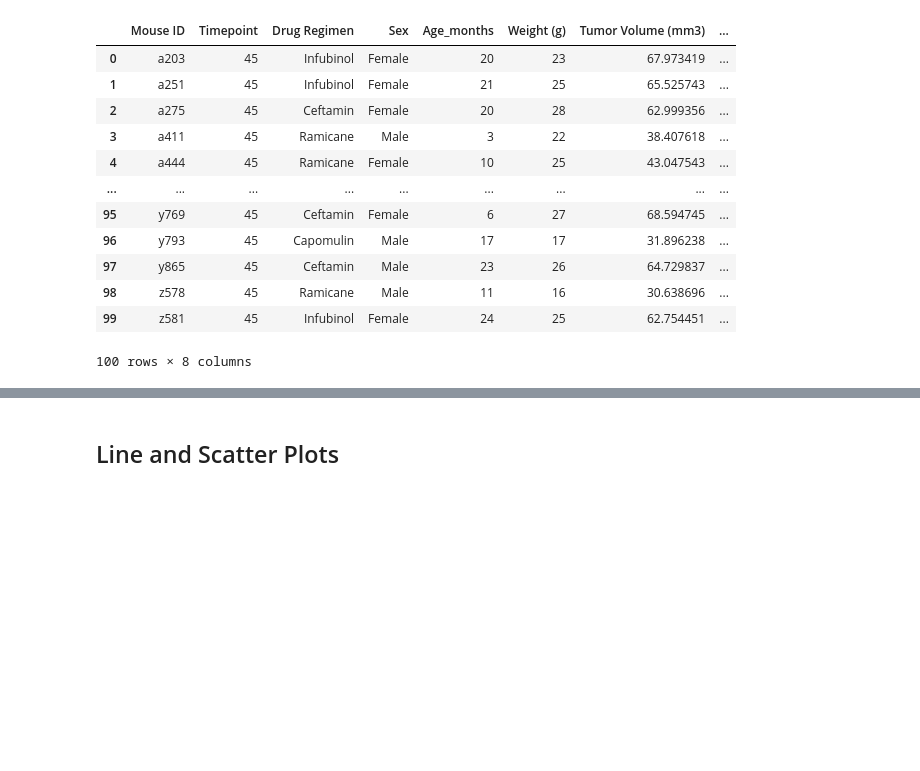
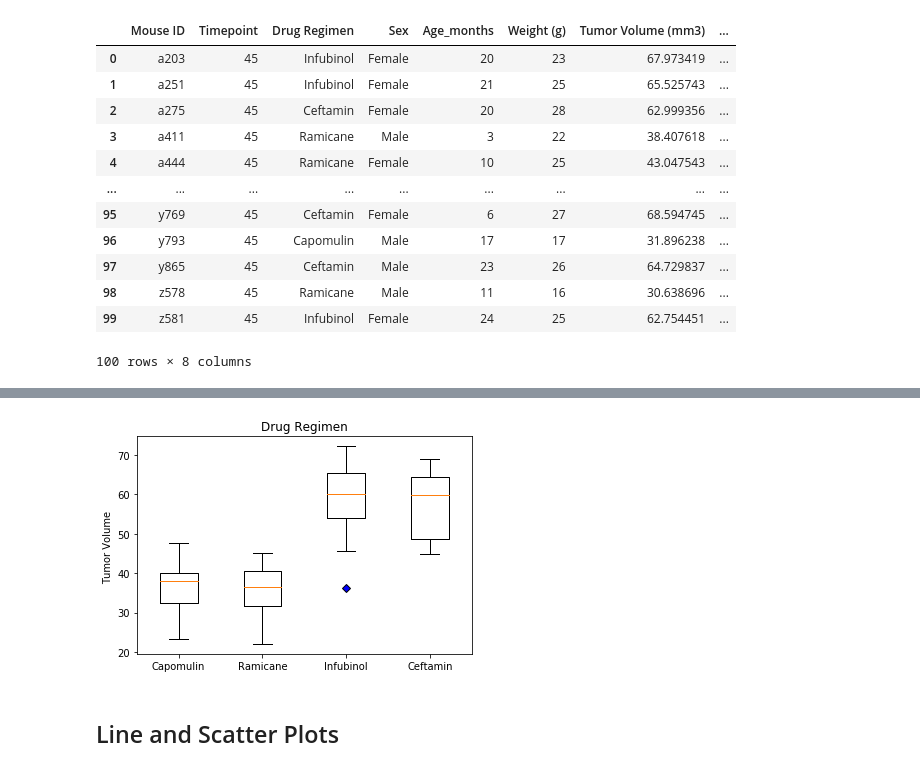
Before and after one commit to angieglass/the-power-of-plots, a Jupyter notebook: power_of_plots_homework.ipynb, the cells around one changed output, grey strips where cells are left out. Cells and saved outputs as stored; diff of their text form; code cells hidden in the pictures; blank space fills up the shorter version.

```diff
--- a/power_of_plots_homework.ipynb
+++ b/power_of_plots_homework.ipynb
@@ -322,5 +364,15 @@ merge_df
 # %%
 # Generate a box plot of the final tumor volume of each mouse across four regimens of interest
+#Found the outlier formatting on https://matplotlib.org/stable/gallery/pyplots/boxplot_demo_pyplot.html
+
+outlier_change = dict(markerfacecolor='b', marker='D')
+fig1, ax1 = plt.subplots()
+ax1.set_title('Drug Regimen')
+ax1.set_ylabel('Tumor Volume ')
+ax1.boxplot(tumor_vol,  labels = treatments, flierprops=outlier_change)
+plt.show()
+# %% [output]
+[figure, added]
 # %% [markdown]
 ## Line and Scatter Plots
 # %%
```
Also changed, not shown: parts of 4 cells of this notebook.
